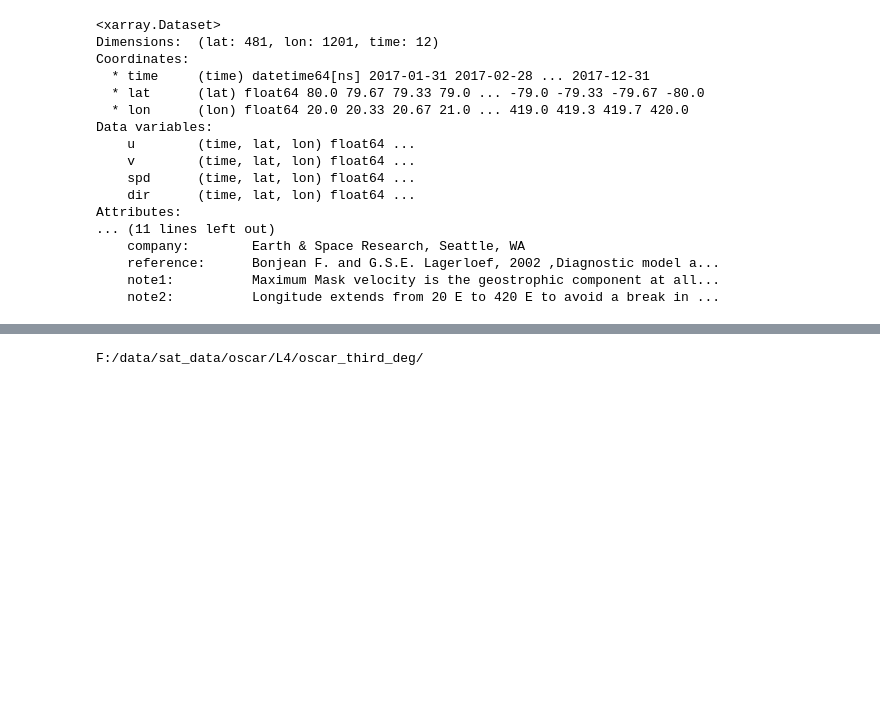
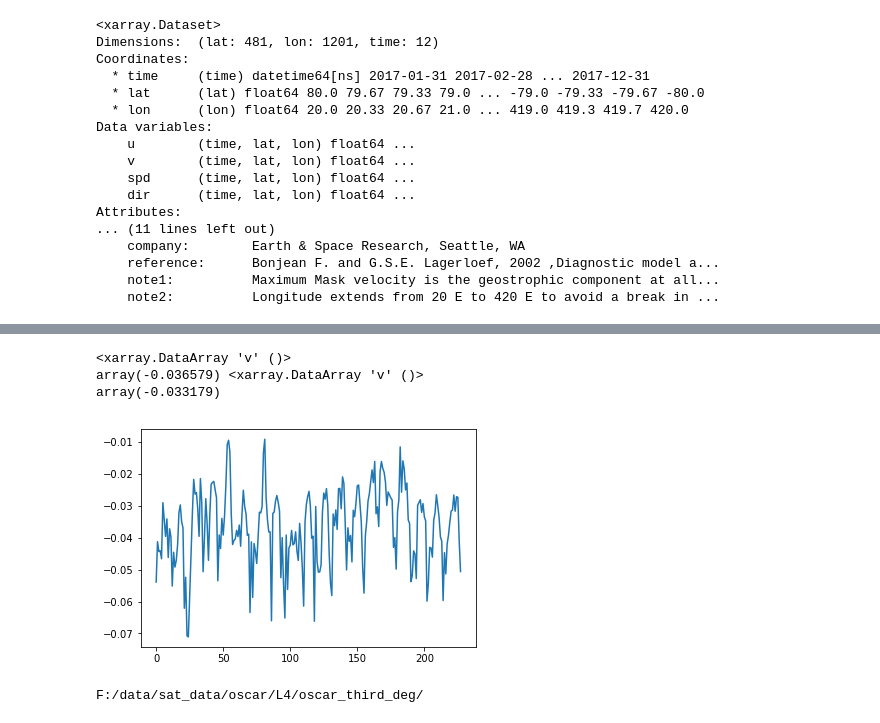
Before and after one commit to cgentemann/Biophysical, a Jupyter notebook: climatologies/make_oscar_climatology.ipynb, the cells around one changed output, grey strips where cells are left out. Saved outputs shown, nothing was run; the diff lists cells and outputs as text; code cells hidden in the pictures; blank space fills up the shorter version.

```diff
--- a/climatologies/make_oscar_climatology.ipynb
+++ b/climatologies/make_oscar_climatology.ipynb
@@ -123,3 +106,16 @@ Attributes:
+# %%
+tem2 = ds_clim2.sel(lat=slice(57,54.5),lon=slice(-158+360,-148+360)).mean({'lat','lon'})
+tem = ds_clim.sel(lat=slice(57,54.5),lon=slice(-158+360,-148+360)).mean({'lat','lon'})
+# %%
+import matplotlib.pyplot as plt
+#tem2.u.plot()
+plt.plot(tem.v)
+print(tem.v.mean(),tem2.v.mean())
+# %% [output]
+<xarray.DataArray 'v' ()>
+array(-0.036579) <xarray.DataArray 'v' ()>
+array(-0.033179)
+[figure, added]
 # %%
 print(dir_data)
 ds_clim2=xr.open_dataset(dir_data + '/climatology/climatology_2000_2018_monthly_data_oscar.nc')
```
Also changed, not shown: parts of 5 cells of this notebook.
